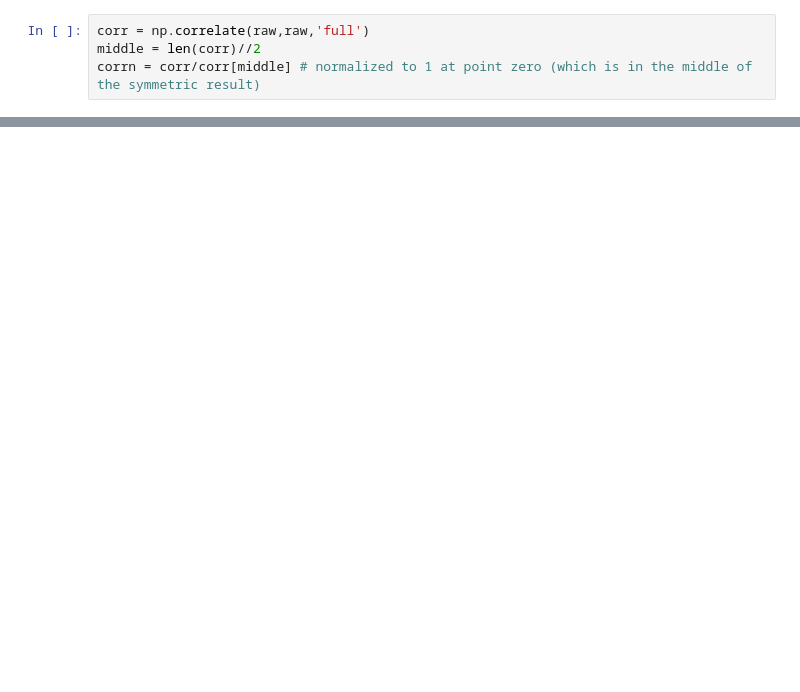
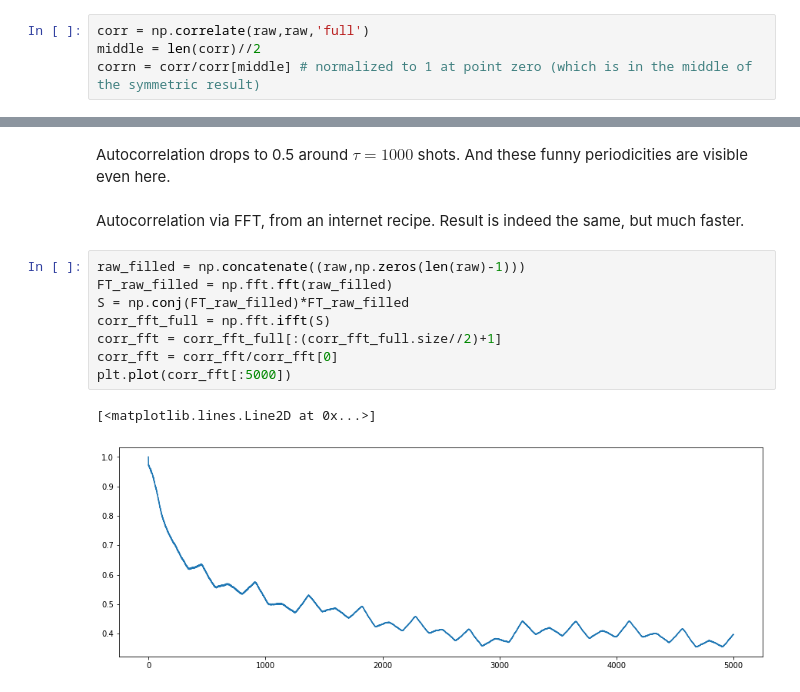
Before and after one commit to georgwille/autocorrelation, a Jupyter notebook: laser_autocorrelation.ipynb, the cells around one changed output, grey strips where cells are left out. Saved outputs shown, nothing was run; the diff lists cells and outputs as text; blank space fills up the shorter version.

```diff
--- a/laser_autocorrelation.ipynb
+++ b/laser_autocorrelation.ipynb
@@ -31,0 +82,15 @@ plt.plot(corrn[middle:middle+5000])
+# %% [markdown]
+Autocorrelation drops to 0.5 around $\tau=1000$ shots. And these funny periodicities are visible even here.
+# %% [markdown]
+Autocorrelation via FFT, from an internet recipe. Result is indeed the same, but much faster.
+# %%
+raw_filled = np.concatenate((raw,np.zeros(len(raw)-1)))
+FT_raw_filled = np.fft.fft(raw_filled)
+S = np.conj(FT_raw_filled)*FT_raw_filled
+corr_fft_full = np.fft.ifft(S)
+corr_fft = corr_fft_full[:(corr_fft_full.size//2)+1]
+corr_fft = corr_fft/corr_fft[0]
+plt.plot(corr_fft[:5000])
+# %% [output]
+[<matplotlib.lines.Line2D at 0x...>]
+[figure, added]
```
Also changed, not shown: parts of 15 cells of this notebook.
